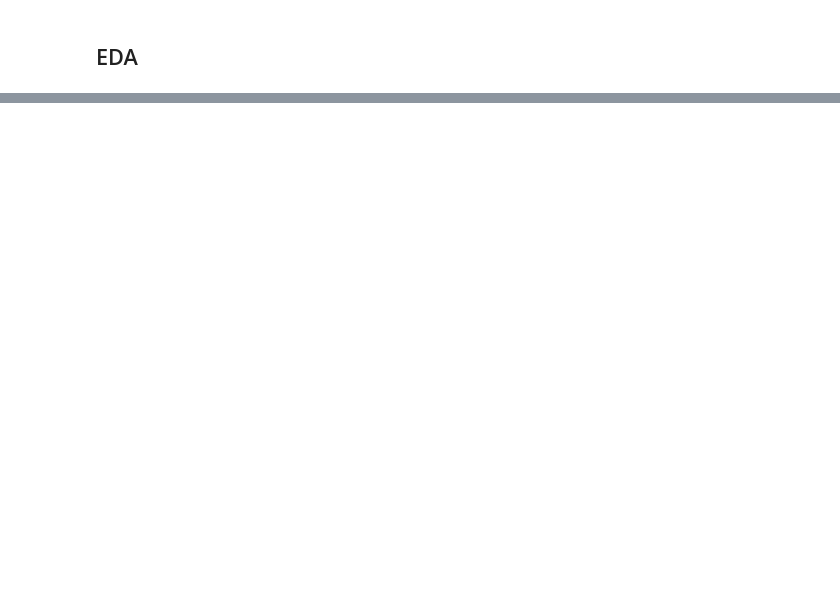
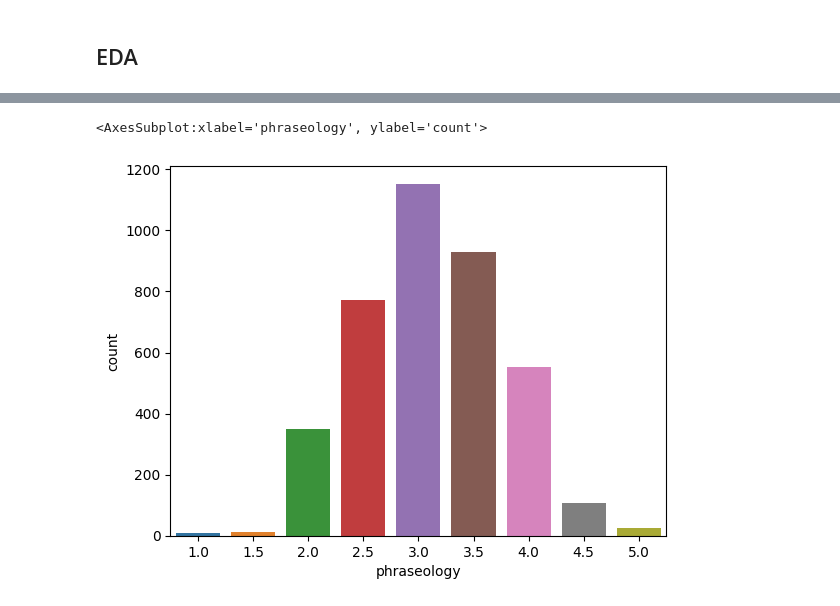
Before and after one commit to fuyu-quant/kaggle-Feedback-English-Language-Learning, a Jupyter notebook: ipynb/EDA.ipynb, the cells around one changed output, grey strips where cells are left out. Saved outputs shown, nothing was run; the diff lists cells and outputs as text; code cells hidden in the pictures; blank space fills up the shorter version.

```diff
--- a/ipynb/EDA.ipynb
+++ b/ipynb/EDA.ipynb
@@ -16,0 +34,5 @@ df.head()
+# %%
+sns.countplot(x='phraseology', data = df)
+# %% [output]
+<AxesSubplot:xlabel='phraseology', ylabel='count'>
+[figure, added]
```
Also changed, not shown: parts of 7 cells of this notebook, 1 other file.
